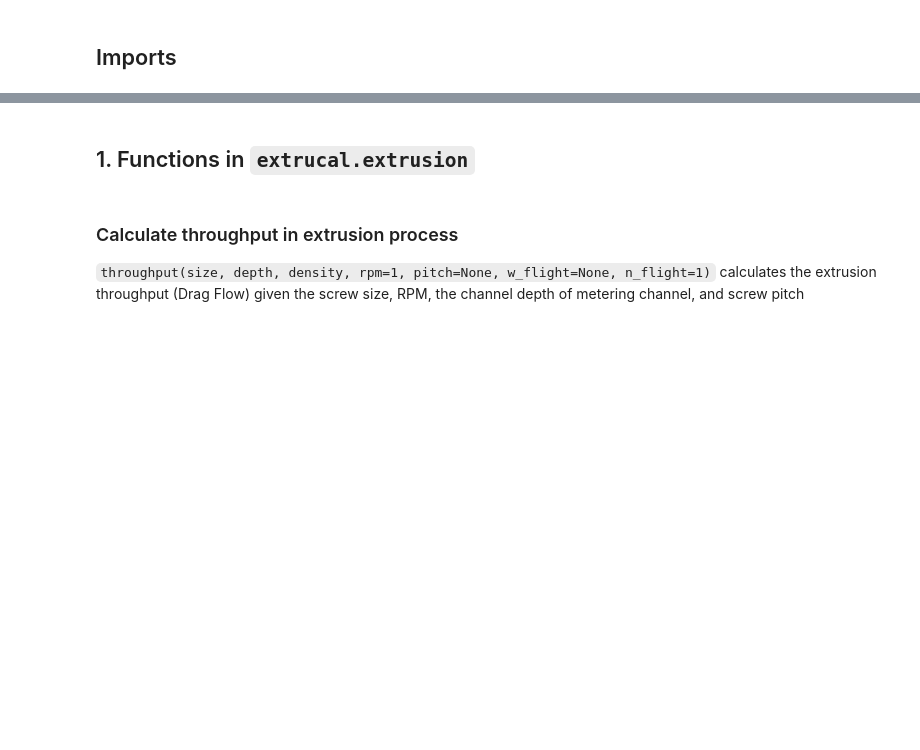
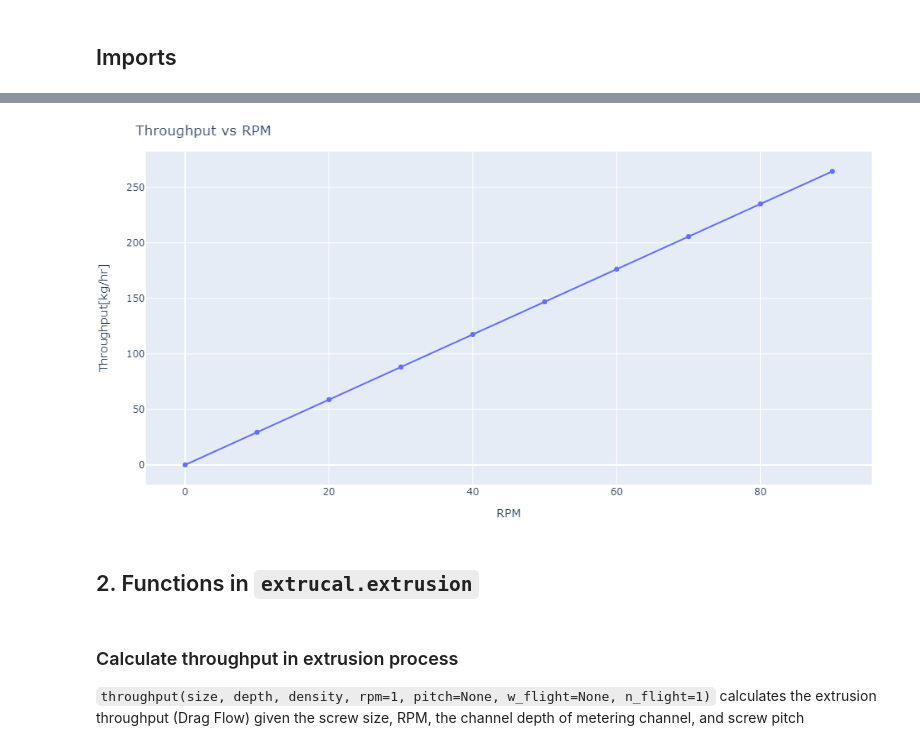
Before and after one commit to johnwslee/extrucal, a Jupyter notebook: docs/example.ipynb, the cells around one changed output, grey strips where cells are left out. Saved outputs shown, nothing was run; the diff lists cells and outputs as text; code cells hidden in the pictures; blank space fills up the shorter version.

```diff
--- a/docs/example.ipynb
+++ b/docs/example.ipynb
@@ -12,0 +19,3 @@ from extrucal.sheet_extrusion import sheet_cal, sheet_table, sheet_plot
+# %%
+# Declaration of an extruder object
+extruder_1 = ExtruderScrew(100, 5)
@@ -12,0 +53,3 @@ from extrucal.sheet_extrusion import sheet_cal, sheet_table, sheet_plot
+# %%
+extruder_1.throughput_plot(800)
+# %% [output]
@@ -13,5 +57,6 @@ from extrucal.sheet_extrusion import sheet_cal, sheet_table, sheet_plot
+[figure, added]
 # %% [markdown]
-## 1. Functions in `extrucal.extrusion`
+## 2. Functions in `extrucal.extrusion`
 # %% [markdown]
 ### Calculate throughput in extrusion process
 
```
Also changed, not shown: parts of 13 cells of this notebook.
